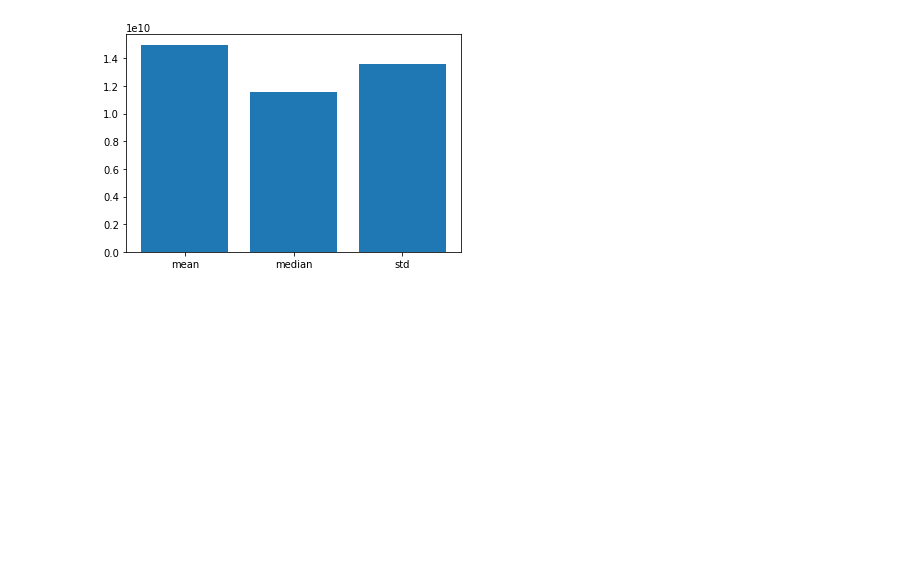
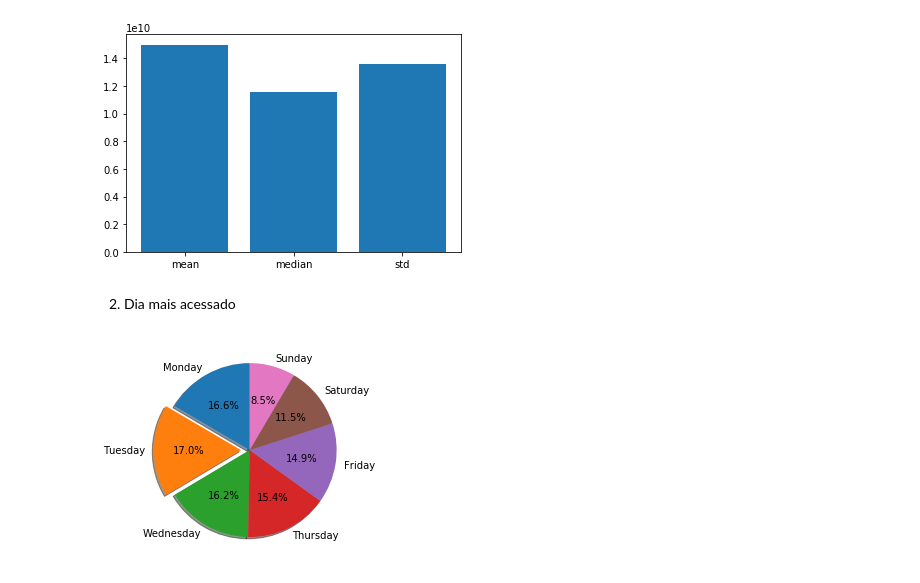
Before and after one commit to mrdedede/Incognia-Project, a Jupyter notebook: graficos.ipynb, the cells around one changed output. Saved outputs shown, nothing was run; the diff lists cells and outputs as text; code cells hidden in the pictures; blank space fills up the shorter version.

Commit message:
Add pie chart of weekday for #3

```diff
--- a/graficos.ipynb
+++ b/graficos.ipynb
@@ -67,3 +67,18 @@ plt.bar(['mean', 'median', 'std'], device_age_data)
 # %% [output]
 <BarContainer object of 3 artists>
 [figure]
+# %% [markdown]
+2. Dia mais acessado
+# %%
+date = (logins['timestamp']/86400000).values.astype(dtype='datetime64[D]')
+dayNumber = pd.Series(date , copy=False).dt.dayofweek
+x_label = ['Monday' , 'Tuesday' , 'Wednesday' , 'Thursday' , 'Friday' , 'Saturday' , 'Sunday']
+y_label = []
+for i in range(0 , 7):
+    y_label.append(dayNumber[dayNumber == i].count() )
+pie_chart = plt.subplot()
+pie_chart.pie(y_label , labels = x_label , explode = (0, 0.1, 0, 0 , 0 , 0 , 0), autopct='%1.1f%%',
+        shadow=True, startangle=90)
+plt.show()
+# %% [output]
+[figure, added]
```
